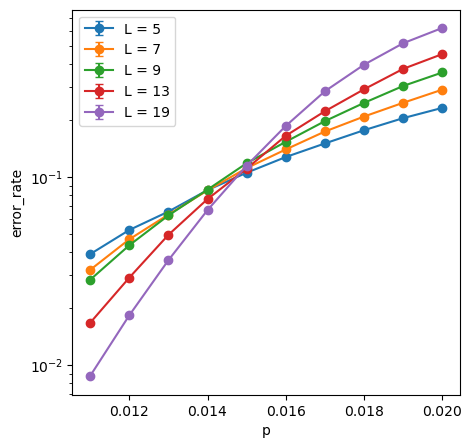
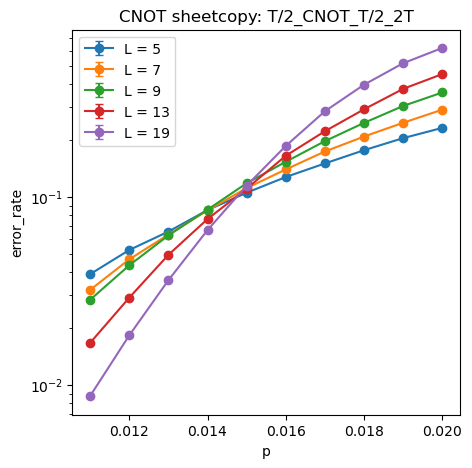
The notebook cell's code change between the first figure and the second:
--- before
+++ after
@@ -10,3 +10,4 @@
 plt.ylabel("error_rate")
 plt.legend()
+plt.title("CNOT sheetcopy: T/2_CNOT_T/2_2T")
 plt.show()

Commit: Added plot titles